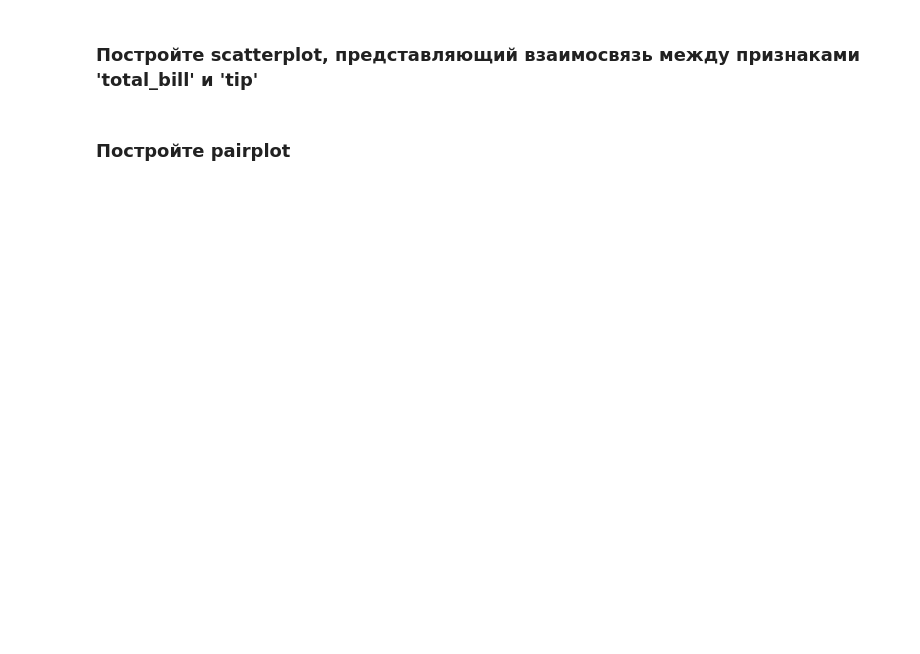
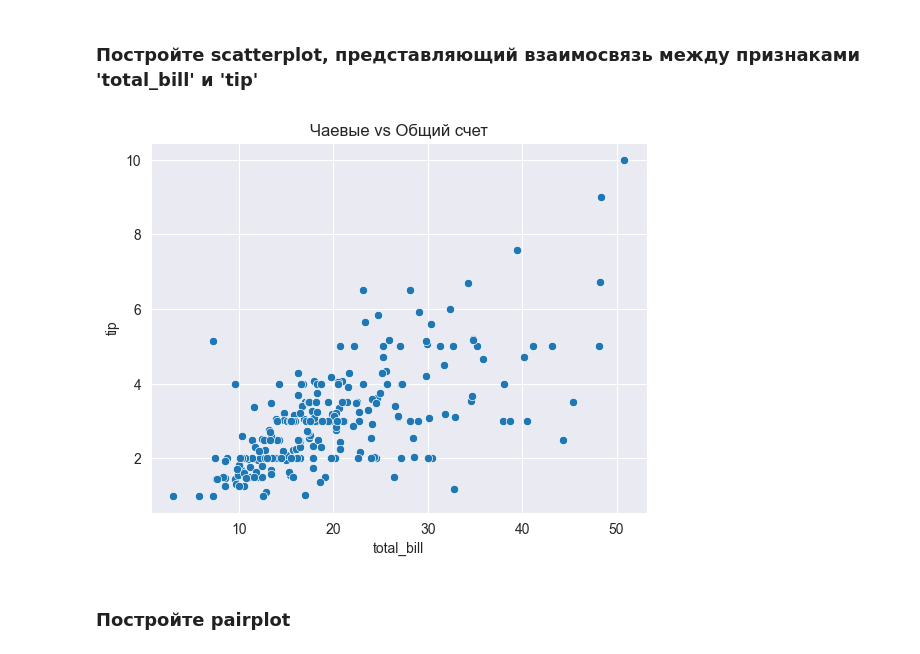
Before and after one commit to AlexandraPonomar/ML-Basic, a Jupyter notebook: homework_07/homework_07.ipynb, the cells around one changed output. Drawn from its saved outputs; the diff is of its cells as text; code cells hidden in the pictures; blank space fills up the shorter version.

```diff
--- a/homework_07/homework_07.ipynb
+++ b/homework_07/homework_07.ipynb
@@ -170,0 +237,9 @@ print(tips.head())
+# %%
+# ВАШ КОД ЗДЕСЬ
+import seaborn as sns
+import pandas as pd
+
+tips = sns.load_dataset('tips')
+df = pd.DataFrame(tips)
+bill_day=df.groupby('day')[['total_bill']].mean()
+print(bill_day)
@@ -189,2 +306,12 @@ print(tips.head())
+# %%
+# ВАШ КОД ЗДЕСЬ
+sns.scatterplot(
+    data=tips,
+    x='total_bill',
+    y='tip',
+)
+plt.title('Чаевые vs Общий счет');
+# %% [output]
+[figure, added]
 # %% [markdown]
 ### Постройте pairplot
```
Also changed, not shown: parts of 30 cells of this notebook.
